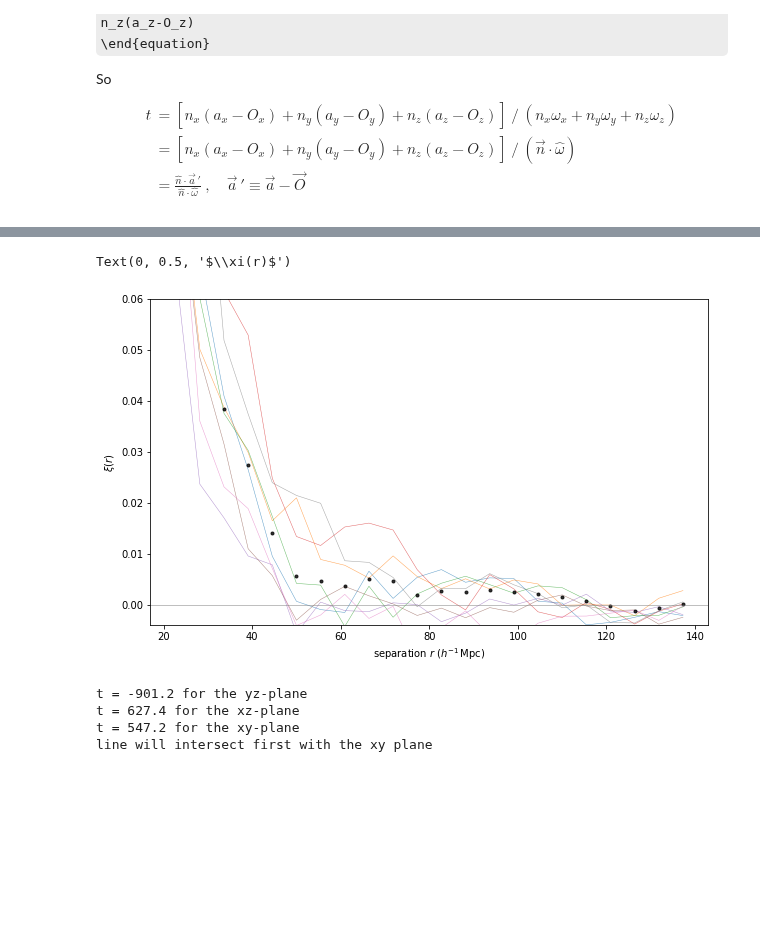
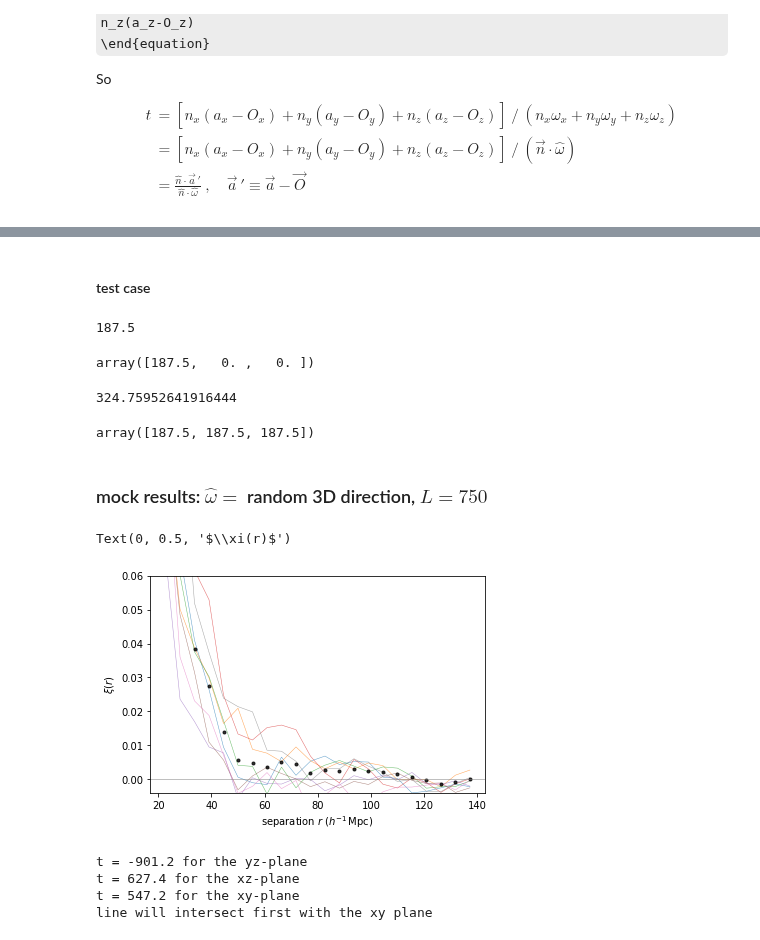
Before and after one commit to abbyw24/CFE_gradients, a Jupyter notebook: notebooks/compute_xi_locs_27-3-23.ipynb, the cells around one changed output, grey strips where cells are left out. Cells and saved outputs as stored; diff of their text form; code cells hidden in the pictures; some formulas as TeX source; blank space fills up the shorter version.

```diff
--- a/notebooks/compute_xi_locs_27-3-23.ipynb
+++ b/notebooks/compute_xi_locs_27-3-23.ipynb
@@ -270,0 +200,19 @@ w_patch = (patches_dict['theta'][1:]/patches_dict['theta'][0]).flatten()
+# %%
+# overplot the non-gradient cfe results
+rfine, xi_cfe1 = np.load(os.path.join(data_dir, 'gradient/1D/same_omega/L750_n2e-4_z057_patchy_As2x/suave/xi/bao_iterative/xi_L750_n2e-4_z057_patchy_As2x_rlz0_m-1.000-L_b-0.500.npy'), allow_pickle=True).T
+# %%
+fig, ax = plt.subplots(figsize=(12,8))
+
+for i, v in enumerate(vs1):
+    p = ax.plot(rfine, xi_locs1[i], color=cmap(vs_norm1(v)), lw=0.5, alpha=0.7)
+ax.plot(rfine, xi_cfe1, color='k', alpha=0.8)
+
+sm1 = plt.cm.ScalarMappable(cmap=cmap, norm=vs_norm1)
+cbar = plt.colorbar(sm1)
+cbar.set_label(cbar_label, rotation=90, labelpad=12)
+
+ax.axhline(0, color='grey', lw=0.5)
+ax.set_ylim((-0.004, 0.06))
+ax.set_xlabel(r"separation $r$ ($h^{-1}\,$Mpc)")
+ax.set_ylabel(r"$\xi(r)$")
+ax.set_title(r"$\vec{\omega}=$"+f"[ {w_cont1[0]:.6f}, {w_cont1[1]:.6f}, {w_cont1[2]:.6f} ]")
@@ -270,0 +243,19 @@ w_patch = (patches_dict['theta'][1:]/patches_dict['theta'][0]).flatten()
+# %%
+# overplot the non-gradient cfe results
+rfine, xi_cfe05 = np.load(os.path.join(data_dir, 'gradient/3D/random_omegas/L750_n2e-4_z057_patchy_As2x/suave/xi/bao_iterative/xi_L750_n2e-4_z057_patchy_As2x_rlz0_m-0.500-L_b-0.500.npy'), allow_pickle=True).T
+# %%
+fig, ax = plt.subplots(figsize=(12,8))
+
+for i, v in enumerate(vs05):
+    p = ax.plot(rfine, xi_locs05[i], color=cmap(vs_norm05(v)), lw=0.5, alpha=0.7)
+ax.plot(rfine, xi_cfe05, color='k', alpha=0.8)
+
+sm05 = plt.cm.ScalarMappable(cmap=cmap, norm=vs_norm05)
+cbar = plt.colorbar(sm05)
+cbar.set_label(cbar_label, rotation=90, labelpad=12)
+
+ax.axhline(0, color='grey', lw=0.5)
+ax.set_ylim((-0.004, 0.06))
+ax.set_xlabel(r"separation $r$ ($h^{-1}\,$Mpc)")
+ax.set_ylabel(r"$\xi(r)$")
+ax.set_title(r"$\vec{\omega}=$"+f"[ {w_cont05[0]:.6f}, {w_cont05[1]:.6f}, {w_cont05[2]:.6f} ]")
@@ -270,0 +273,27 @@ w_patch = (patches_dict['theta'][1:]/patches_dict['theta'][0]).flatten()
+# %% [markdown]
+#### test case
+# %%
+# 1D gradient along x-dir.
+P = [L/4, L/4, L/4]  # patch center
+O = [0,0,0]  # box center
+omega = [1,0,0]
+td = t_intersect(omega, omega, P, O)
+print(td)
+point_on_line(omega, td)
+# %% [output]
+187.5
+array([187.5,   0. ,   0. ])
+# %%
+# 3D diagonal gradient
+P = [L/4, L/4, L/4]  # patch center
+O = [0,0,0]  # box center
+omega = [1,1,1]
+omegahat = unit(omega)
+td = t_intersect(omegahat, omegahat, P, O)
+print(td)
+point_on_line(omegahat, td)
+# %% [output]
+324.75952641916444
+array([187.5, 187.5, 187.5])
+# %% [markdown]
+### mock results: $\hat{\omega} =$ random 3D direction, $L=750$
@@ -272,19 +315,19 @@ w_patch = (patches_dict['theta'][1:]/patches_dict['theta'][0]).flatten()
 # Landy-Szalay results
 r_avg, xi_ls = np.load(os.path.join(data_dir, f'{mockset.mock_path}/ls/xi_ls_3x_{mockset.mock_fn_list[rlz]}.npy'), allow_pickle=True)
 # %%
-fig, ax = plt.subplots(figsize=(10,6))
+fig, ax = plt.subplots()
 
 for i, xi_patch in enumerate(xi_patches):
     p = ax.plot(r_avg, xi_patches[i], lw=0.5, alpha=0.7)
 # ax.plot(r_fine, xi_cfe, color='k', alpha=0.8)
 ax.plot(r_avg, xi_ls, marker='.', color='k', ls='None', alpha=0.8)
 ax.axhline(0, color='grey', lw=0.5)
 ax.set_ylim((-0.004, 0.06))
 ax.set_xlabel(r"separation $r$ ($h^{-1}\,$Mpc)")
 ax.set_ylabel(r"$\xi(r)$")
 # %% [output]
 Text(0, 0.5, '$\\xi(r)$')
-[figure, old version]
+[figure, new version]
 # %%
 # now we try to color by projection along gradient direction
 # %%
```
Also changed, not shown: parts of 55 cells of this notebook.
